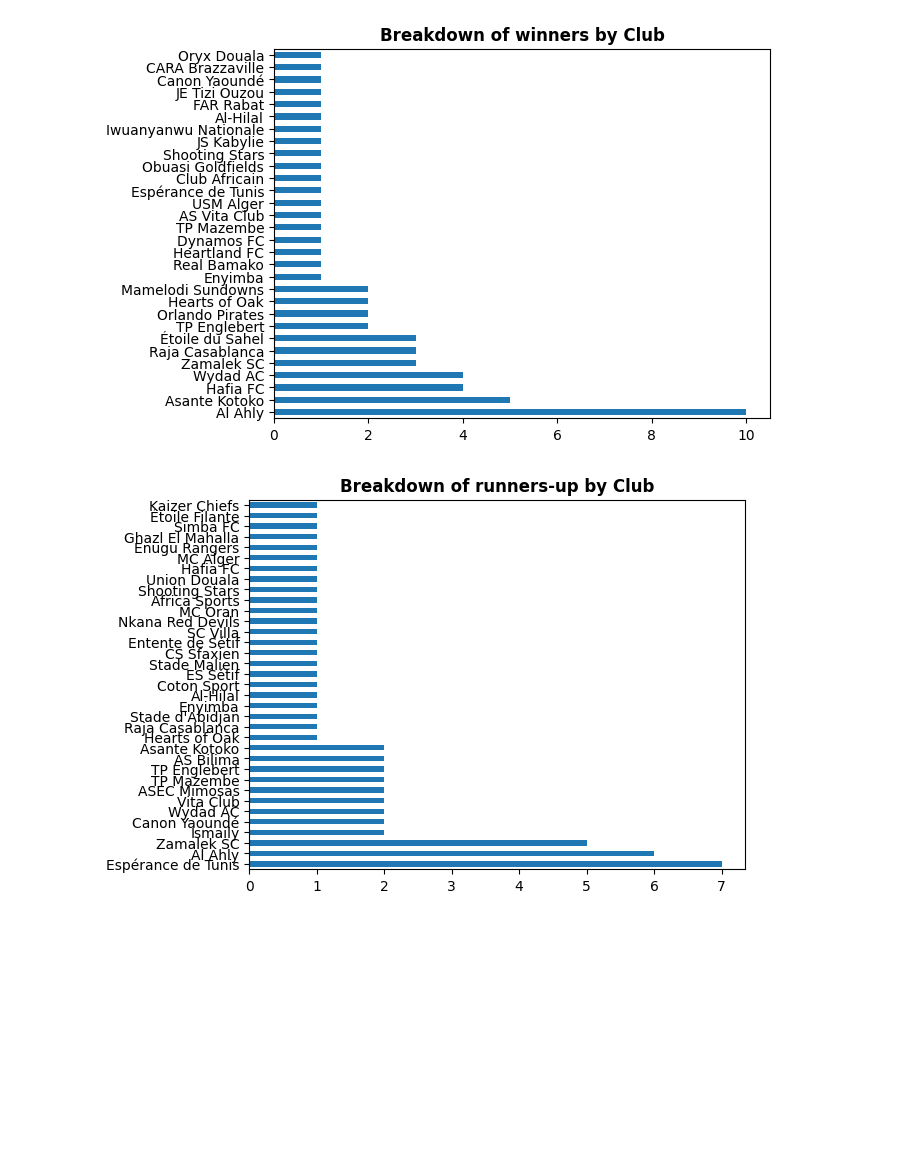
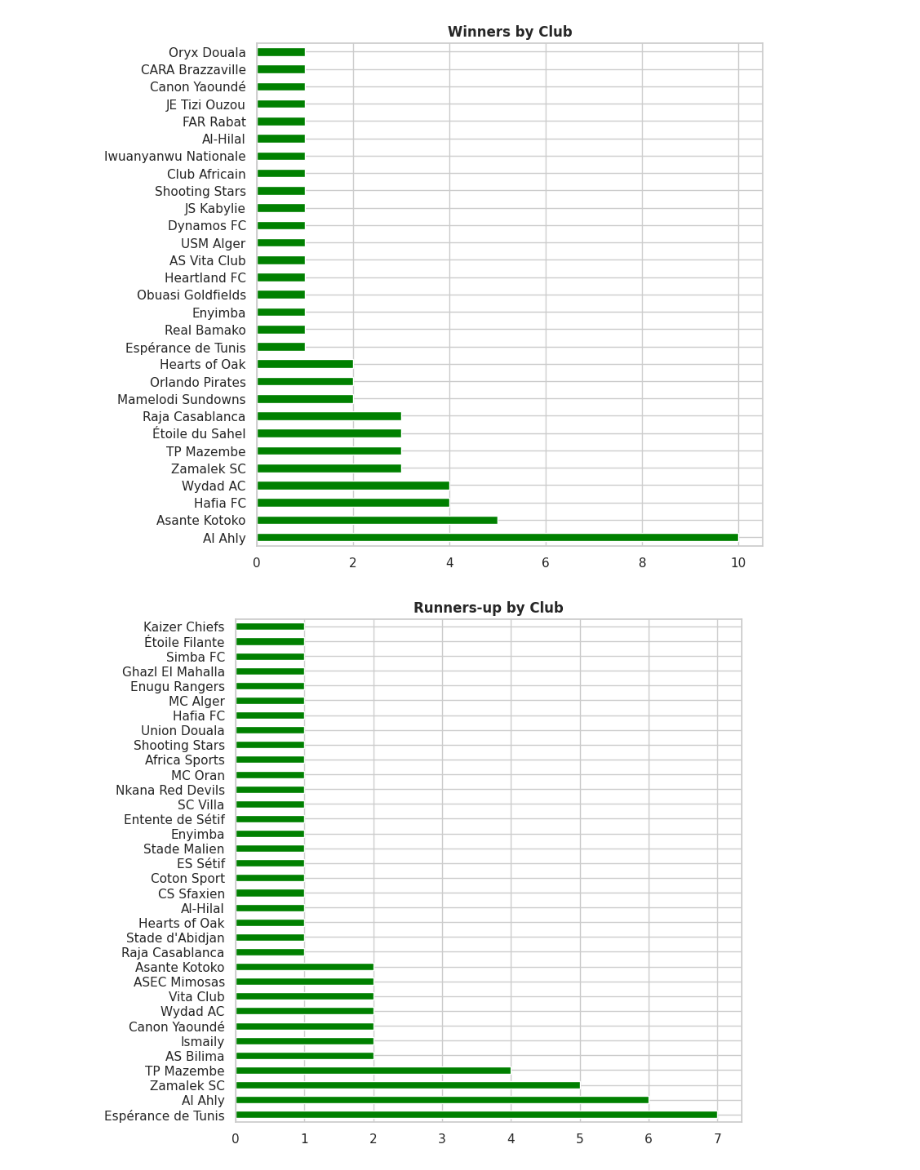
Before and after one commit to guilhermelaviola/SoccerCompetitionsStudy, a Jupyter notebook: CAFChampionsLeagueStudy.ipynb, the cells around one changed output. Drawn from its saved outputs; the diff is of its cells as text; code cells hidden in the pictures; blank space fills up the shorter version.

```diff
--- a/CAFChampionsLeagueStudy.ipynb
+++ b/CAFChampionsLeagueStudy.ipynb
@@ -6,8 +6,8 @@ import numpy as np
 import pandas as pd
 import seaborn as sns
 import matplotlib.pyplot as plt
-from matplotlib.animation import FuncAnimation, FFMpegWriter
-import seaborn as sns
+sns.set(style = 'whitegrid')
+plt.style.use('seaborn-pastel')
 # %%
 # Importing the dataset:
 caf = pd.ExcelFile('CAF Competitions finals.xlsx')
@@ -51,18 +51,18 @@ memory usage: 8.9+ KB
 # %%
 # Displaying number of titles by club:
-ccl.groupby('Season').first()['Winners'].value_counts().plot(kind = 'barh')
+ccl.groupby('Season').first()['Winners'].value_counts().plot(kind = 'barh', color = 'green', figsize = (8, 8))
 plt.ylabel(None)
-plt.title('Breakdown of winners by Club', fontweight = 'bold')
+plt.title('Winners by Club', fontweight = 'bold')
 plt.show()
 # %% [output]
-[figure, old version]
+[figure, new version]
 # %%
 # Displaying number of runners-up by club:
-ccl.groupby('Season').first()['Runners-up'].value_counts().plot(kind = 'barh')
+ccl.groupby('Season').first()['Runners-up'].value_counts().plot(kind = 'barh', color = 'green', figsize = (8, 8))
 plt.ylabel(None)
-plt.title('Breakdown of runners-up by Club', fontweight = 'bold')
+plt.title('Runners-up by Club', fontweight = 'bold')
 plt.show()
 # %% [output]
-[figure, old version]
+[figure, new version]
 # %%
 # Displaying number of titles by country:
```
Also changed, not shown: parts of 14 cells of this notebook.
